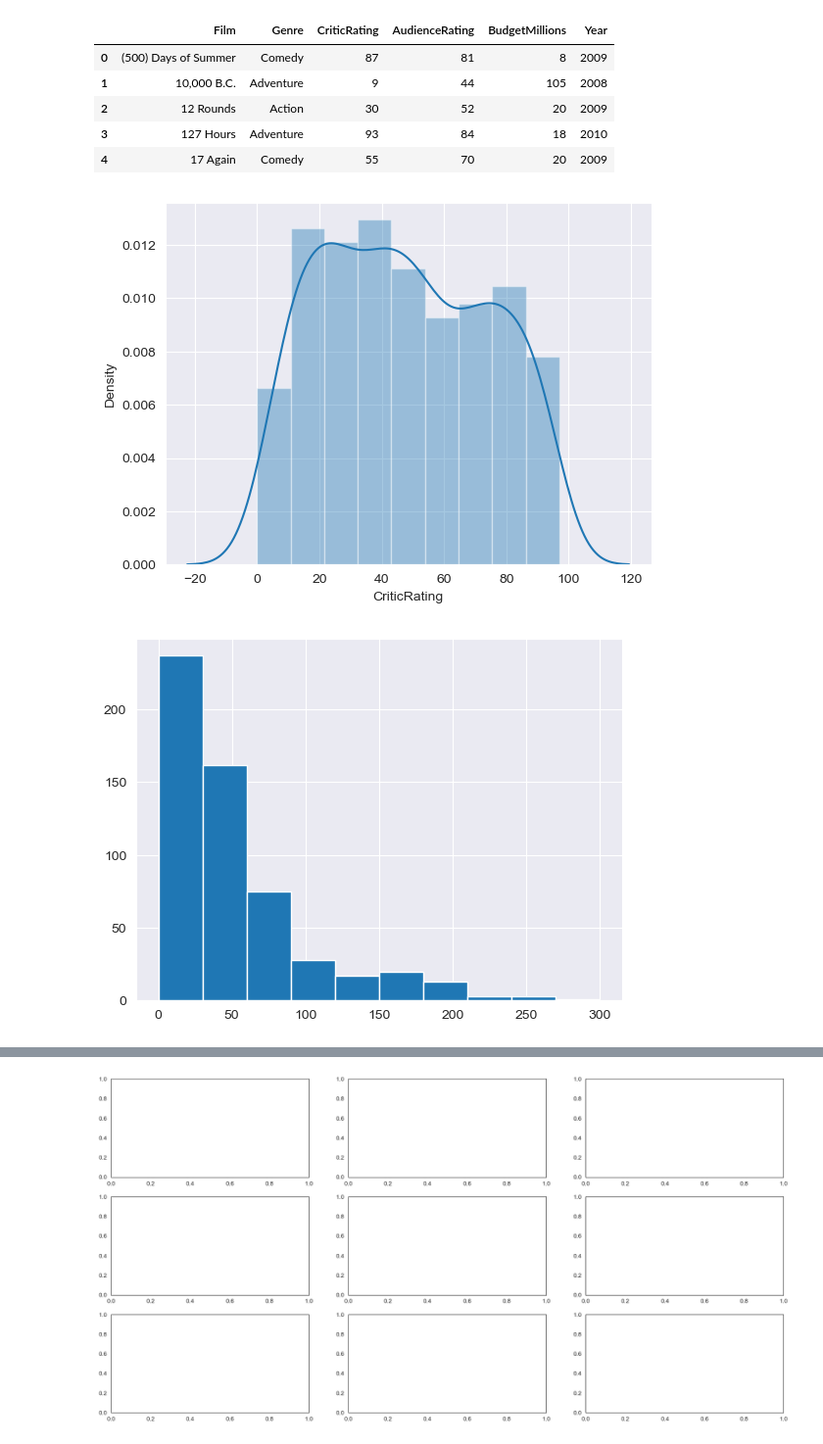
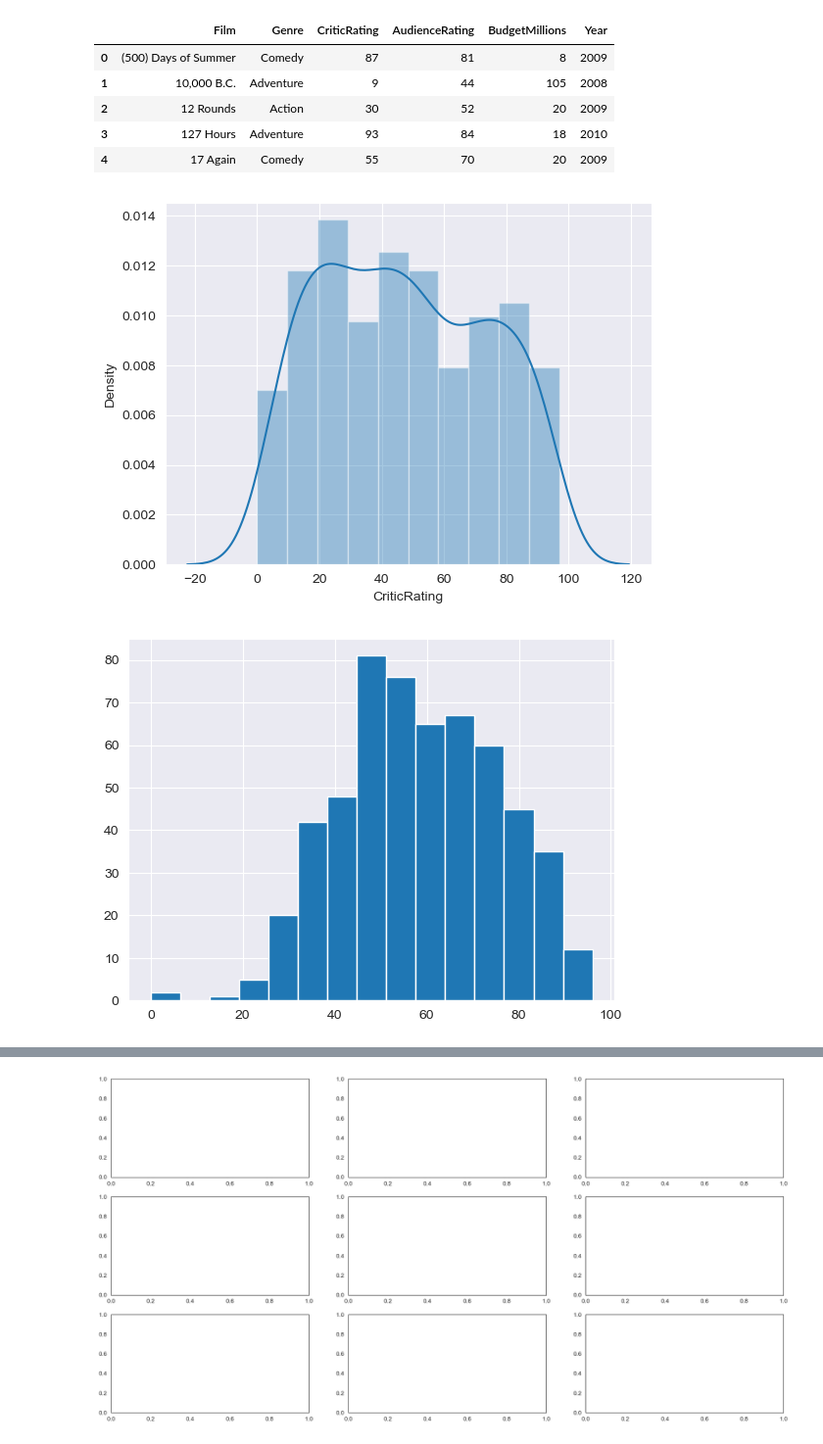
Before and after one commit to aniket20-99/Matplotlib_Visualization, a Jupyter notebook: IMDB-Rating-Projects.ipynb, the cells around one changed output, grey strips where cells are left out. Shown at 98% size. Cells and saved outputs as stored; diff of their text form; code cells hidden in the pictures.

```diff
--- a/IMDB-Rating-Projects.ipynb
+++ b/IMDB-Rating-Projects.ipynb
@@ -269,12 +282,12 @@ movies.head()
 # %%
 sns.set_style('darkgrid')
 # %%
-sns.distplot(movies.CriticRating) # Normal Distrubtion
+sns.distplot(movies.CriticRating,bins = 10) # Normal Distrubtion
 plt.show()
 # %% [output]
-[figure, old version]
+[figure, new version]
 # %%
-plt.hist(movies.BudgetMillions)
+plt.hist(movies.AudienceRating,bins = 15)
 plt.show()
 # %% [output]
-[figure, old version]
+[figure, new version]
```
Also changed, not shown: parts of 22 cells of this notebook.
